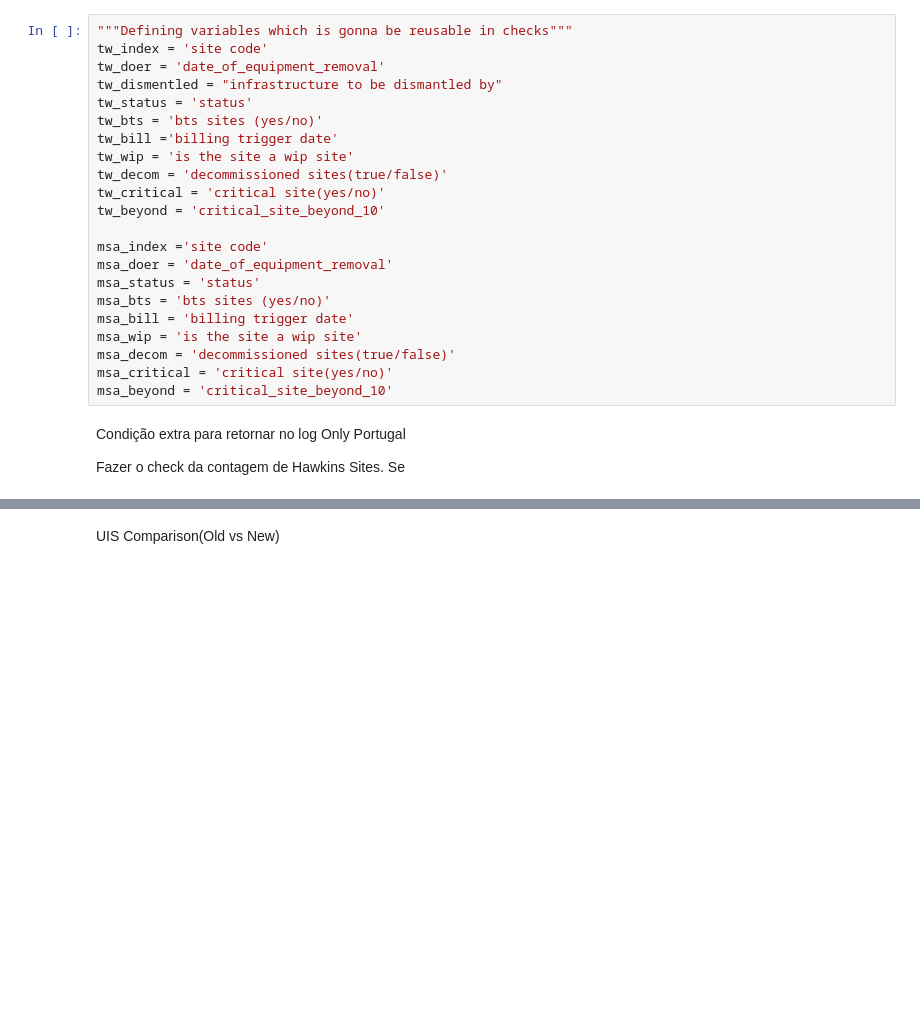
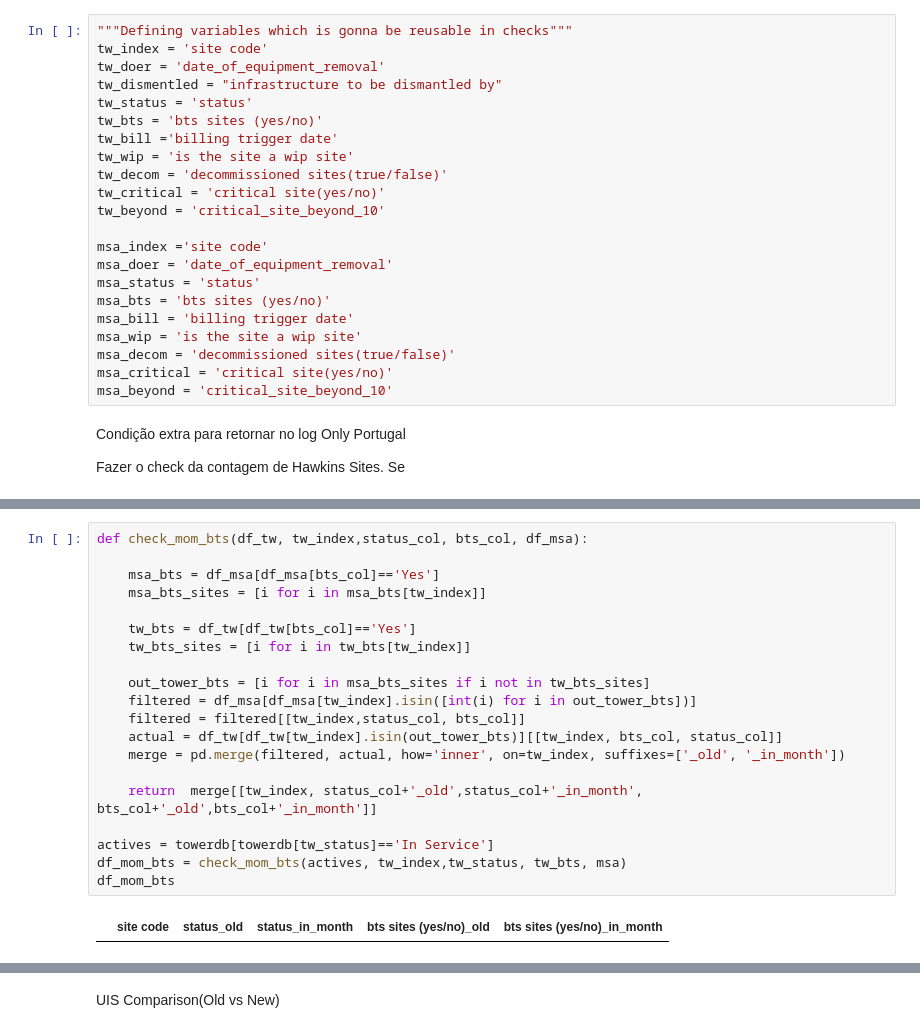
Before and after one commit to emerenan/xlsx_validation, a Jupyter notebook: pt_validations.ipynb, the cells around one changed output, grey strips where cells are left out. Drawn from its saved outputs; the diff is of its cells as text; blank space fills up the shorter version.

```diff
--- a/pt_validations.ipynb
+++ b/pt_validations.ipynb
@@ -1587,0 +360,22 @@ df_on_air
+# %%
+def check_mom_bts(df_tw, tw_index,status_col, bts_col, df_msa):
+
+    msa_bts = df_msa[df_msa[bts_col]=='Yes']
+    msa_bts_sites = [i for i in msa_bts[tw_index]]
+
+    tw_bts = df_tw[df_tw[bts_col]=='Yes']
+    tw_bts_sites = [i for i in tw_bts[tw_index]]
+
+    out_tower_bts = [i for i in msa_bts_sites if i not in tw_bts_sites]
+    filtered = df_msa[df_msa[tw_index].isin([int(i) for i in out_tower_bts])]
+    filtered = filtered[[tw_index,status_col, bts_col]]
+    actual = df_tw[df_tw[tw_index].isin(out_tower_bts)][[tw_index, bts_col, status_col]]
+    merge = pd.merge(filtered, actual, how='inner', on=tw_index, suffixes=['_old', '_in_month'])
+
+    return  merge[[tw_index, status_col+'_old',status_col+'_in_month', bts_col+'_old',bts_col+'_in_month']]
+
+actives = towerdb[towerdb[tw_status]=='In Service']
+df_mom_bts = check_mom_bts(actives, tw_index,tw_status, tw_bts, msa)
+df_mom_bts
+# %% [output]
+|  | site code | status_old | status_in_month | bts sites (yes/no)_old | bts sites (yes/no)_in_month |
```
Also changed, not shown: parts of 43 cells of this notebook.
